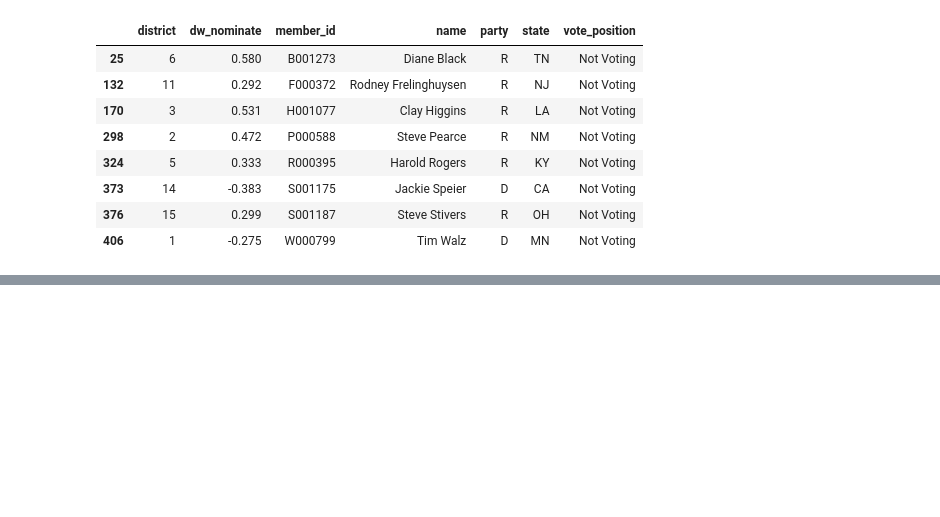
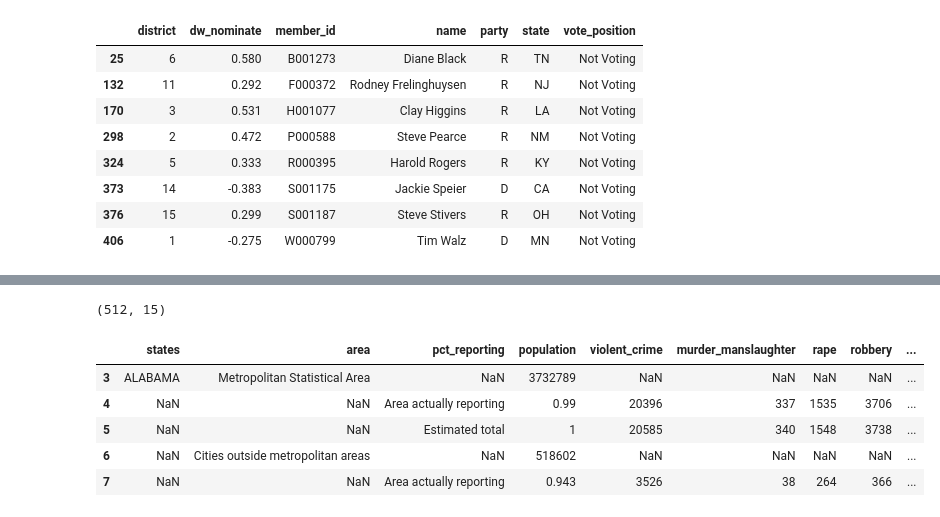
Before and after one commit to EricMa206/Module3Project, a Jupyter notebook: Project 3 Congress.ipynb, the cells around one changed output, grey strips where cells are left out. Drawn from its saved outputs; the diff is of its cells as text; code cells hidden in the pictures; blank space fills up the shorter version.

```diff
--- a/Project 3 Congress.ipynb
+++ b/Project 3 Congress.ipynb
@@ -217,0 +245,15 @@ vote_df[vote_df["vote_position"]=="Not Voting"]
+# %%
+crime_df.shape
+# %% [output]
+(512, 15)
+# %%
+crime_df.drop(crime_df.index[0:3], inplace=True)
+crime_df.drop(["none1", "none2"], axis=1, inplace=True)
+crime_df.head()
+# %% [output]
+|  | states | area | pct_reporting | population | violent_crime | murder_manslaughter | rape | robbery | ... |
+| 3 | ALABAMA | Metropolitan Statistical Area | NaN | 3732789 | NaN | NaN | NaN | NaN | ... |
+| 4 | NaN | NaN | Area actually reporting | 0.99 | 20396 | 337 | 1535 | 3706 | ... |
+| 5 | NaN | NaN | Estimated total | 1 | 20585 | 340 | 1548 | 3738 | ... |
+| 6 | NaN | Cities outside metropolitan areas | NaN | 518602 | NaN | NaN | NaN | NaN | ... |
+| 7 | NaN | NaN | Area actually reporting | 0.943 | 3526 | 38 | 264 | 366 | ... |
```
Also changed, not shown: parts of 14 cells of this notebook, 3 other files.
